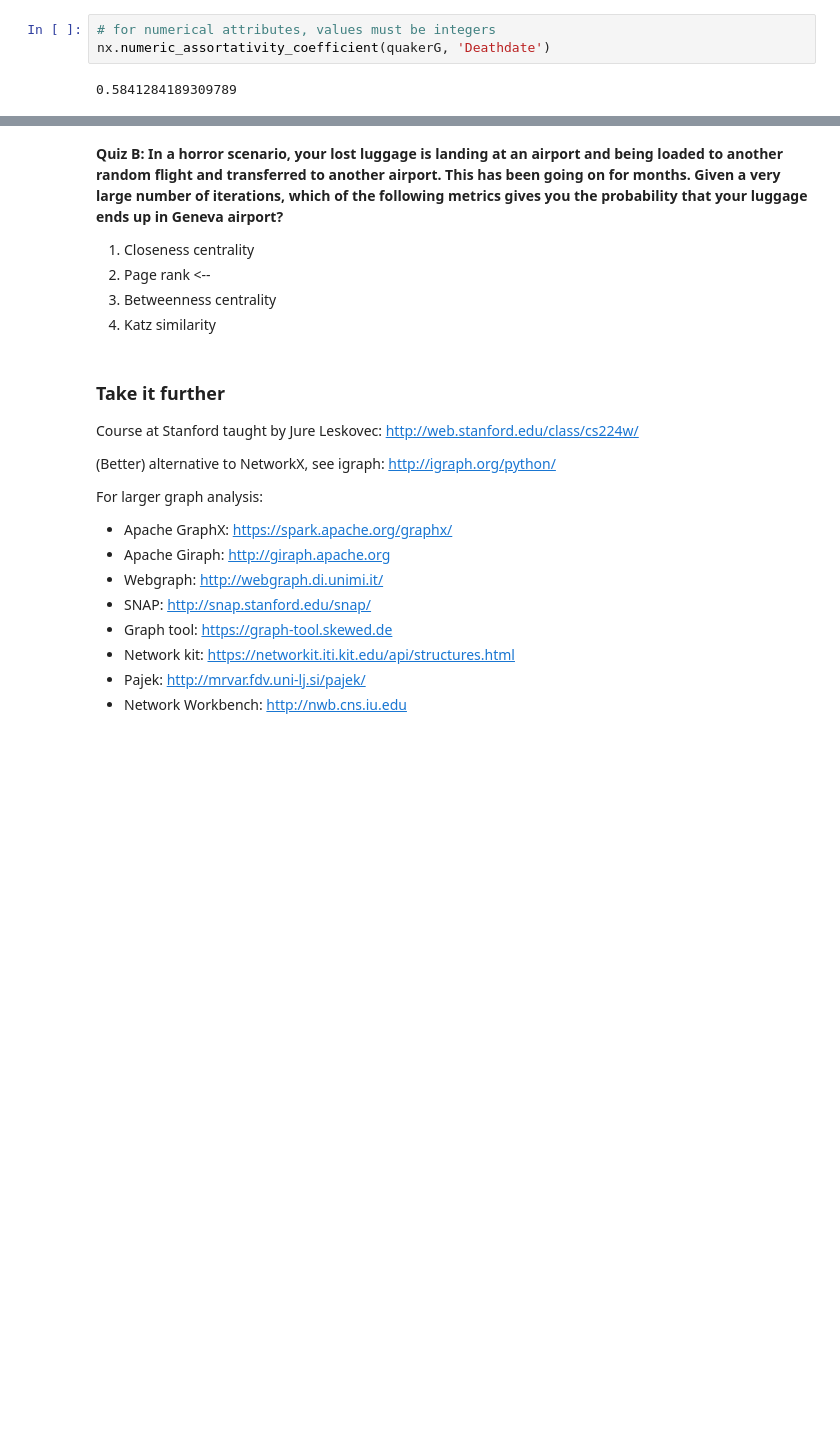
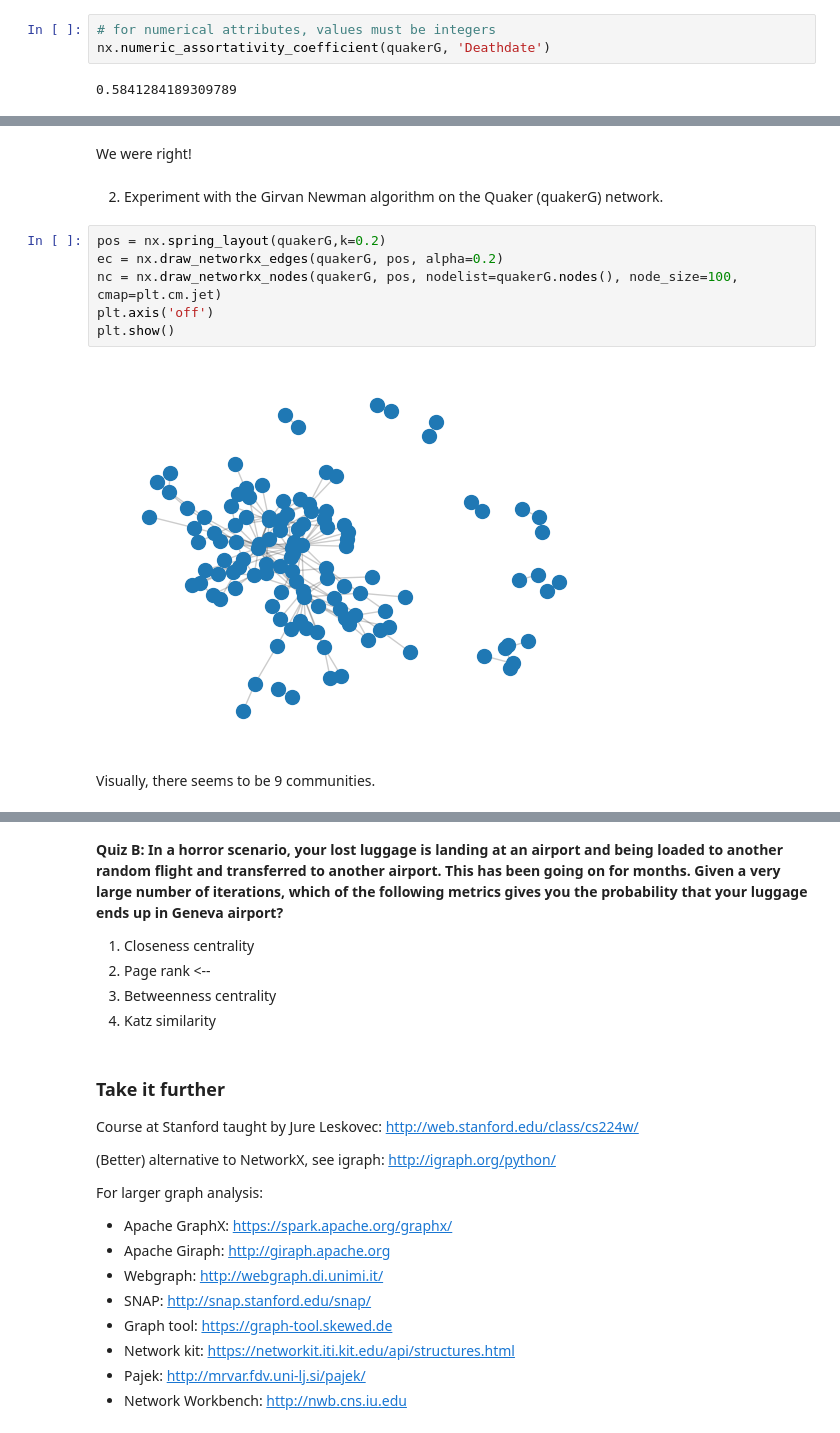
Before and after one commit to claireFriedrich/ada, a Jupyter notebook: Exercises/10 - Handling networks/HandlingNetworks_Tutorial_Exercises.ipynb, the cells around one changed output, grey strips where cells are left out. Drawn from its saved outputs; the diff is of its cells as text; blank space fills up the shorter version.

```diff
--- a/Exercises/10 - Handling networks/HandlingNetworks_Tutorial_Exercises.ipynb
+++ b/Exercises/10 - Handling networks/HandlingNetworks_Tutorial_Exercises.ipynb
@@ -582,0 +599,14 @@ nx.numeric_assortativity_coefficient(quakerG, 'Deathdate')
+# %% [markdown]
+We were right!
+# %% [markdown]
+2. Experiment with the Girvan Newman algorithm on the Quaker (quakerG) network.
+# %%
+pos = nx.spring_layout(quakerG,k=0.2)
+ec = nx.draw_networkx_edges(quakerG, pos, alpha=0.2)
+nc = nx.draw_networkx_nodes(quakerG, pos, nodelist=quakerG.nodes(), node_size=100, cmap=plt.cm.jet)
+plt.axis('off')
+plt.show()
+# %% [output]
+[figure, added]
+# %% [markdown]
+Visually, there seems to be 9 communities.
```
Also changed, not shown: parts of 24 cells of this notebook.
